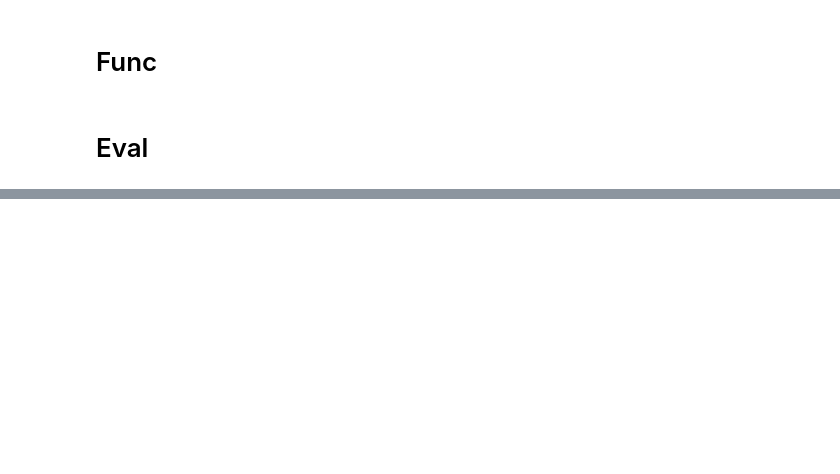
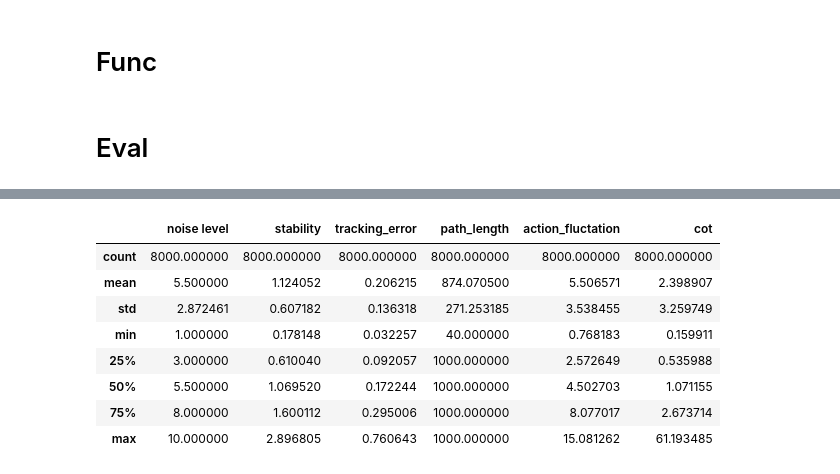
Before and after one commit to LucienJi/LipsRobot, a Jupyter notebook: notebook.ipynb, the cells around one changed output, grey strips where cells are left out. Saved outputs shown, nothing was run; the diff lists cells and outputs as text; code cells hidden in the pictures; blank space fills up the shorter version.

```diff
--- a/notebook.ipynb
+++ b/notebook.ipynb
@@ -169,0 +139,12 @@ print(np.mean(data['tracking_error']))
+# %%
+uniformV05_data.describe()
+# %% [output]
+|  | noise level | stability | tracking_error | path_length | action_fluctation | cot |
+| count | 8000.000000 | 8000.000000 | 8000.000000 | 8000.000000 | 8000.000000 | 8000.000000 |
+| mean | 5.500000 | 1.124052 | 0.206215 | 874.070500 | 5.506571 | 2.398907 |
+| std | 2.872461 | 0.607182 | 0.136318 | 271.253185 | 3.538455 | 3.259749 |
+| min | 1.000000 | 0.178148 | 0.032257 | 40.000000 | 0.768183 | 0.159911 |
+| 25% | 3.000000 | 0.610040 | 0.092057 | 1000.000000 | 2.572649 | 0.535988 |
+| 50% | 5.500000 | 1.069520 | 0.172244 | 1000.000000 | 4.502703 | 1.071155 |
+| 75% | 8.000000 | 1.600112 | 0.295006 | 1000.000000 | 8.077017 | 2.673714 |
+| max | 10.000000 | 2.896805 | 0.760643 | 1000.000000 | 15.081262 | 61.193485 |
```
Also changed, not shown: parts of 16 cells of this notebook, 5 other files.
